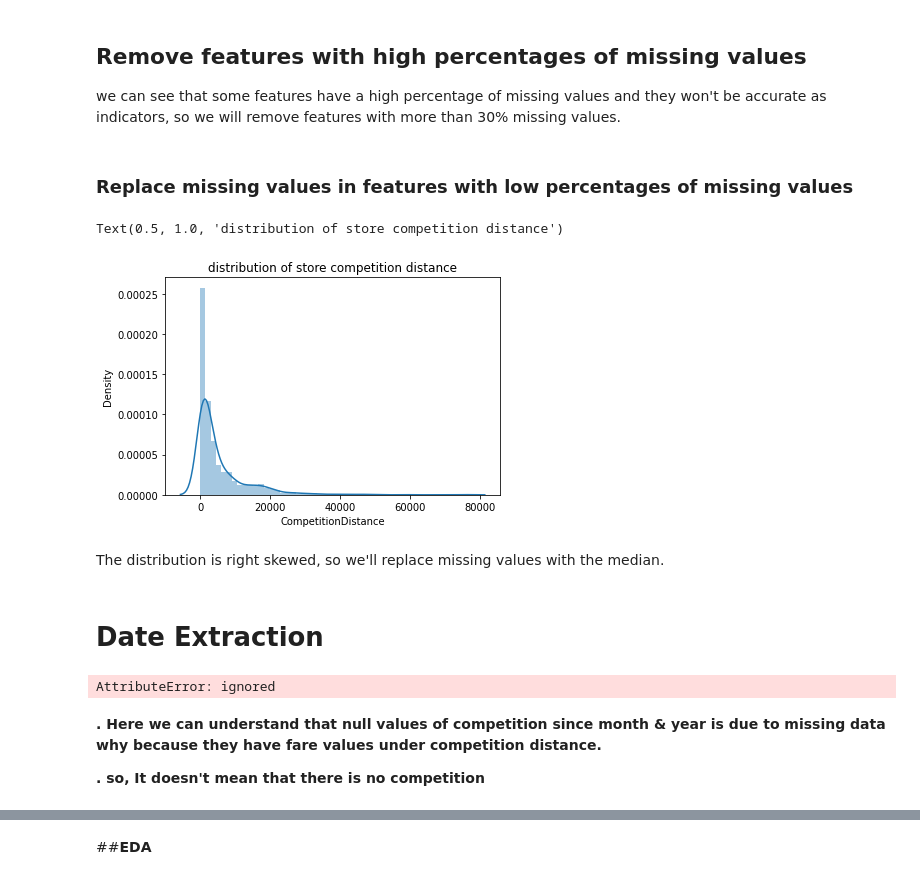
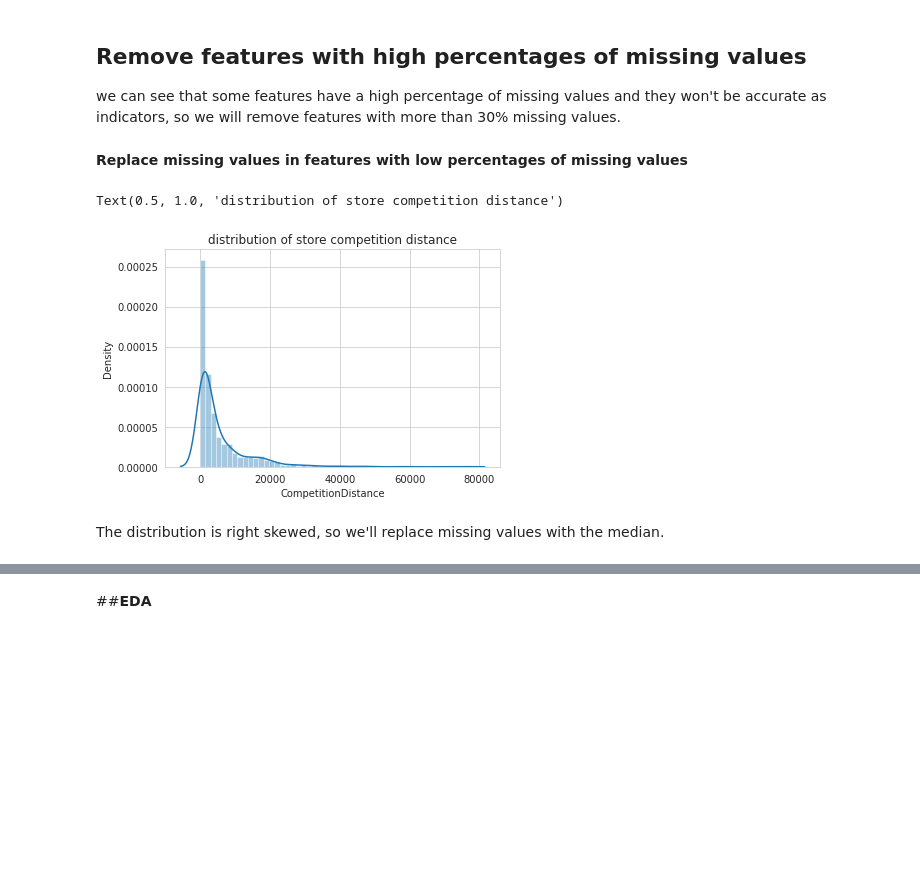
Before and after one commit to amalmon/RETAIL-SALES-PREDICTION, a Jupyter notebook: AMAL_Rossmann_Sales_Prediction_Capstone_Project.ipynb, the cells around one changed output, grey strips where cells are left out. Cells and saved outputs as stored; diff of their text form; code cells hidden in the pictures; blank space fills up the shorter version.

```diff
--- a/AMAL_Rossmann_Sales_Prediction_Capstone_Project.ipynb
+++ b/AMAL_Rossmann_Sales_Prediction_Capstone_Project.ipynb
@@ -57,3 +38,16 @@ from sklearn import model_selection
+# %%
+import numpy as np
+import pandas as pd
+import matplotlib.pyplot as plt
+%matplotlib inline
+import seaborn as sns
+sns.set_style("whitegrid")
+import plotly
+import plotly.graph_objs as go
+#import plotly.plotly as py
+import sklearn
+import warnings
+warnings.filterwarnings('ignore')
 # %%
 from google.colab import drive
 drive.mount('/content/drive')
@@ -245,16 +128,16 @@ dtype: int64
 we can see that some features have a high percentage of missing values and they won't be accurate as indicators, so we will remove features with more than 30% missing values.
 # %%
 #remove features
-store_df=store_df.drop(['CompetitionOpenSinceMonth','CompetitionOpenSinceYear','Promo2SinceWeek','Promo2SinceYear','PromoInterval'],axis=1)
+store_data=store_data.drop(['CompetitionOpenSinceMonth','CompetitionOpenSinceYear','Promo2SinceWeek','Promo2SinceYear','PromoInterval'],axis=1)
 # %% [markdown]
-### **Replace missing values in features with low percentages of missing values**
+**Replace missing values in features with low percentages of missing values**
 # %%
 # CompetitionDistance is distance in meters to the nearest competitor store
-# have a look at its distribution
-sns.distplot(store_df.CompetitionDistance.dropna())
+# let's first have a look at its distribution
+sns.distplot(store_data.CompetitionDistance.dropna())
 plt.title("distribution of store competition distance")
 # %% [output]
 Text(0.5, 1.0, 'distribution of store competition distance')
-[figure, old version]
+[figure, new version]
 # %% [markdown]
 The distribution is right skewed, so we'll replace missing values with the median.
@@ -264,15 +143,0 @@ store_df.CompetitionDistance.fillna(store_df.CompetitionDistance.median(),inplac
-# %% [markdown]
-# **Date Extraction**
-# %%
-# extract year, month, day and week of year from "Date"
-rossmann_df['year']=rossmann_df.index.year
-rossmann_df['month']=rossmann_df.index.month
-rossmann_df['day'] =rossmann_df.index.day
-rossmann_df['weekofyear']=rossmann_df.index.weekofyear
-train=rossmann_df.reset_index()
-# %% [output]
-AttributeError: ignored
-# %% [markdown]
-**. Here we can understand that null values of competition since month & year is due to missing data why because they have fare values under competition distance.**
-
-**. so, It doesn't mean that there is no competition**
```
Also changed, not shown: parts of 160 cells of this notebook.
